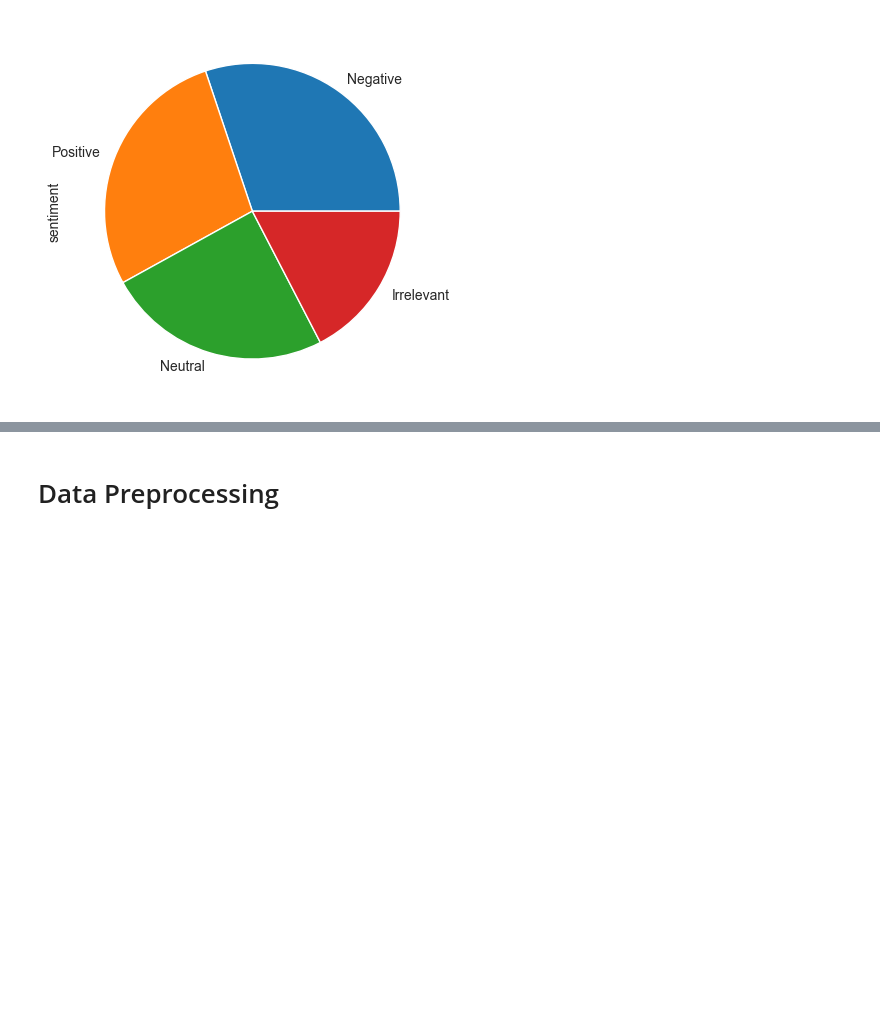
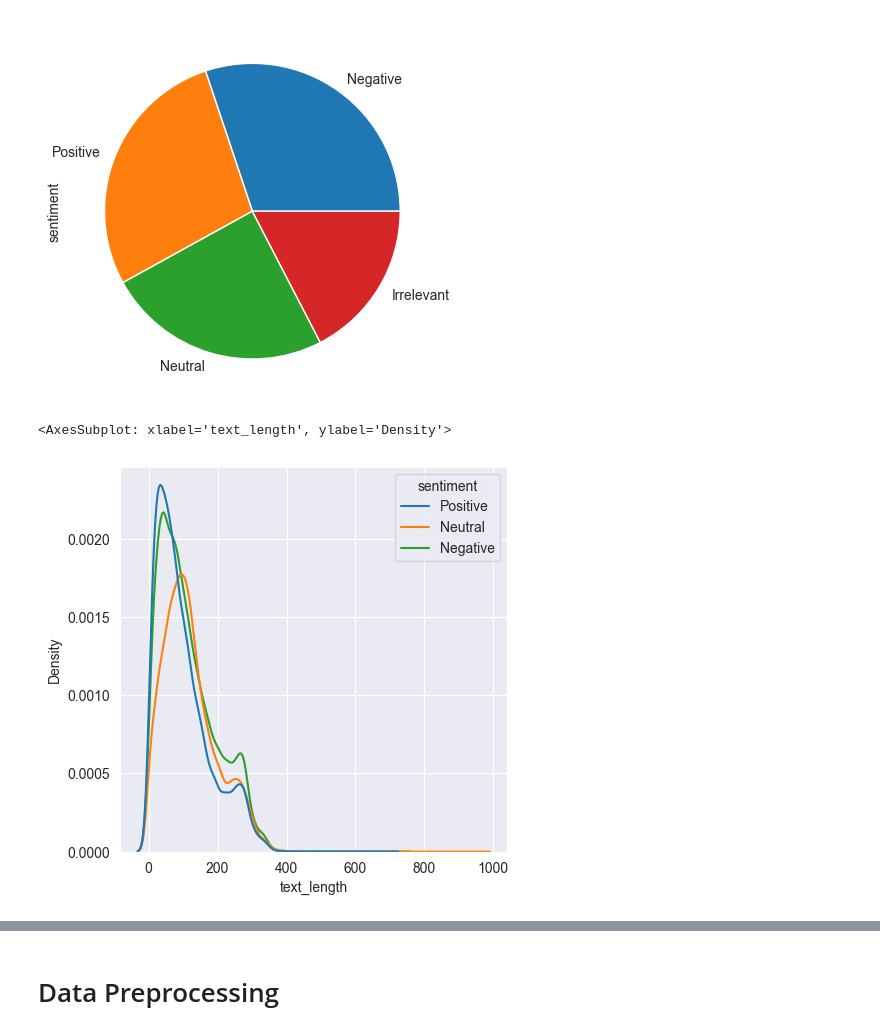
Before and after one commit to MiguelWO/sentiment-analysis, a Jupyter notebook: twitter.ipynb, the cells around one changed output, grey strips where cells are left out. Drawn from its saved outputs; the diff is of its cells as text; code cells hidden in the pictures; blank space fills up the shorter version.

Commit message:
improve the twitter sentiment analysis

```diff
--- a/twitter.ipynb
+++ b/twitter.ipynb
@@ -92,3 +92,11 @@ df['sentiment'].value_counts().plot(kind='pie')
 # %% [output]
 <AxesSubplot: ylabel='sentiment'>
 [figure]
+# %%
+# Plotting the distribution of the length of messages
+df["text_length"] = df["message"].apply(len)
+fig, ax = plt.subplots(figsize=(5, 5))
+sns.kdeplot(data= df, x= 'text_length', ax= ax, hue = 'sentiment')
+# %% [output]
+<AxesSubplot: xlabel='text_length', ylabel='Density'>
+[figure, added]
```
Also changed, not shown: parts of 34 cells of this notebook.
